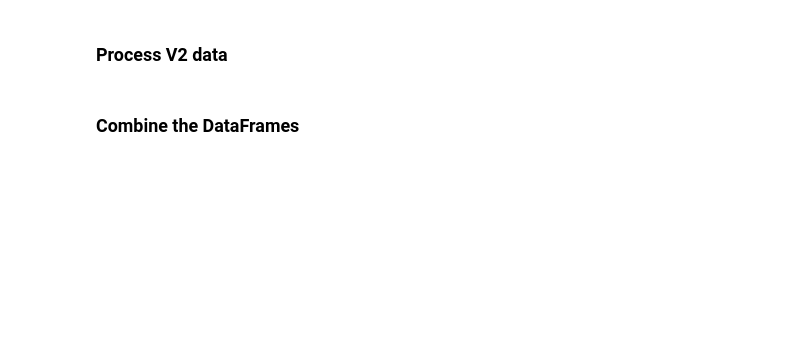
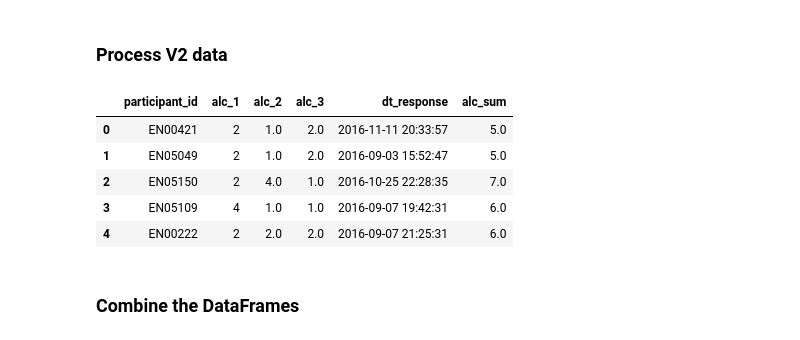
Before and after one commit to apratap/BRIGHTEN-Data-Release, a Jupyter notebook: Create_AUDIT-C_datafiles.ipynb, the cells around one changed output. Saved outputs shown, nothing was run; the diff lists cells and outputs as text; code cells hidden in the pictures; blank space fills up the shorter version.

```diff
--- a/Create_AUDIT-C_datafiles.ipynb
+++ b/Create_AUDIT-C_datafiles.ipynb
@@ -43,19 +70,26 @@ v1.head()
 # %% [markdown]
 ### Process V2 data
 # %%
-v2 = v2.drop(columns=['day'])\
+v2 = v2r.drop(columns=['day'])\
      .rename(columns={
         'How often did you have a drink containing alcohol in the past year?':'alc_1',
         'How many drinks did you have on a typical day when you were drinking in the past year?':'alc_2',
         'How often did you have six or more drinks on one occasion in the past year?':'alc_3',
         'username':'participant_id',
         'createdAt': 'dt_response'
 })
 
 # add qsum
 v2['alc_sum'] = [t.alc_1 + t.alc_2 + t.alc_3 for t in v2.itertuples()]
 
 v2.head()
+# %% [output]
+|  | participant_id | alc_1 | alc_2 | alc_3 | dt_response | alc_sum |
+| 0 | EN00421 | 2 | 1.0 | 2.0 | 2016-11-11 20:33:57 | 5.0 |
+| 1 | EN05049 | 2 | 1.0 | 2.0 | 2016-09-03 15:52:47 | 5.0 |
+| 2 | EN05150 | 2 | 4.0 | 1.0 | 2016-10-25 22:28:35 | 7.0 |
+| 3 | EN05109 | 4 | 1.0 | 1.0 | 2016-09-07 19:42:31 | 6.0 |
+| 4 | EN00222 | 2 | 2.0 | 2.0 | 2016-09-07 21:25:31 | 6.0 |
 # %% [markdown]
 ### Combine the DataFrames
 # %%
```
Also changed, not shown: parts of 4 cells of this notebook, 11 other files.
